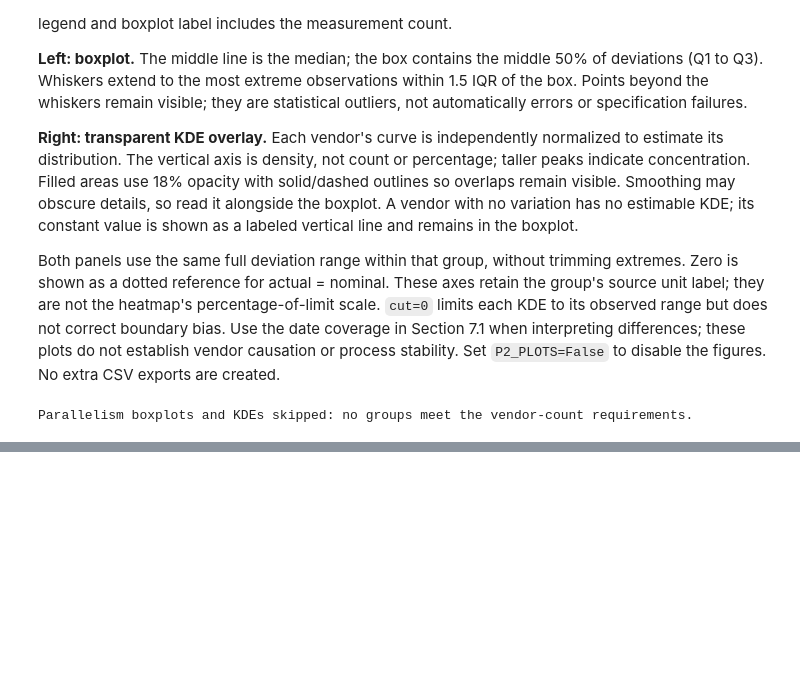
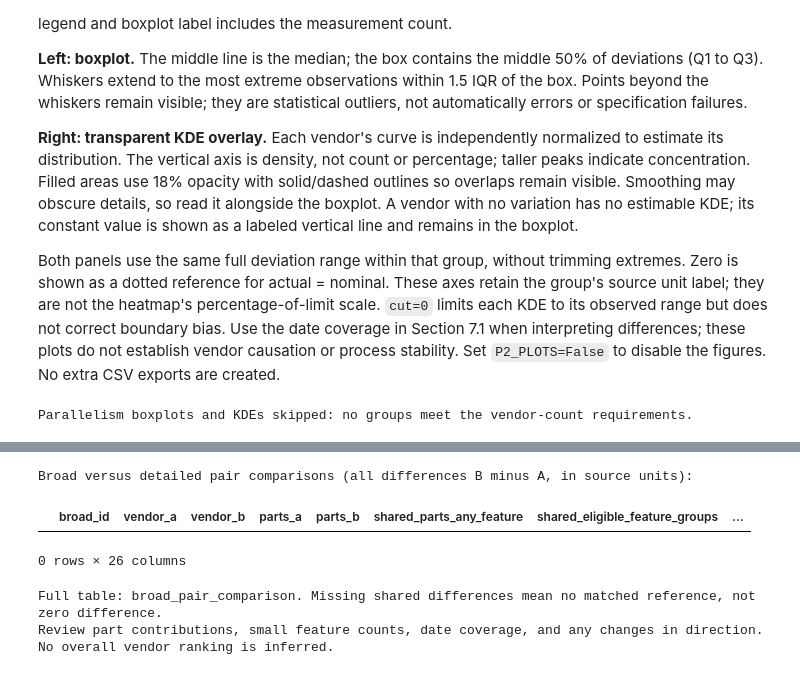
Before and after one commit to testcode851/Scripts, a Jupyter notebook: DSA/manufacturing_initial_eda_all_combinations.ipynb, the cells around one changed output, grey strips where cells are left out. Saved outputs shown, nothing was run; the diff lists cells and outputs as text; code cells hidden in the pictures; blank space fills up the shorter version.

```diff
--- a/DSA/manufacturing_initial_eda_all_combinations.ipynb
+++ b/DSA/manufacturing_initial_eda_all_combinations.ipynb
@@ -1651,0 +1874,61 @@ Parallelism boxplots and KDEs skipped: no groups meet the vendor-count requireme
+# %%
+# 8.4: Use the same sign convention and weighting when comparing against shared details.
+from itertools import combinations
+broad_pair_rows = []
+def broad_direction(value):
+    if pd.isna(value):
+        return "no matched reference"
+    if abs(value) <= 1e-12:
+        return "approximately equal"
+    return "B lower" if value < 0 else "B higher"
+
+for bid, metrics in broad_vendor_metrics.groupby("broad_id", sort=True):
+    metrics = metrics.set_index("vendor_id")
+    balanced = broad_equal_part.loc[broad_equal_part.broad_id.eq(bid)].set_index("vendor_id")
+    features = broad_feature_summary.loc[broad_feature_summary.broad_id.eq(bid)]
+    for a, b in combinations(sorted(metrics.index), 2):
+        fa = features.loc[features.vendor_id.eq(a)].set_index("comparison_id")
+        fb = features.loc[features.vendor_id.eq(b)].set_index("comparison_id")
+        shared = sorted(set(fa.loc[fa.measurements >= MIN_VENDOR_MEASUREMENTS].index)
+                        & set(fb.loc[fb.measurements >= MIN_VENDOR_MEASUREMENTS].index))
+        shared_a = shared_b = np.nan
+        if shared:
+            shared_a = fa.loc[shared].groupby("part_number").median_absolute_deviation_from_nominal.mean().mean()
+            shared_b = fb.loc[shared].groupby("part_number").median_absolute_deviation_from_nominal.mean().mean()
+        pooled = metrics.loc[b, "median_absolute_deviation_from_nominal"] - metrics.loc[a, "median_absolute_deviation_from_nominal"]
+        equal_part = balanced.loc[b, "equal_part_mean_feature_median"] - balanced.loc[a, "equal_part_mean_feature_median"]
+        matched = shared_b - shared_a
+        dates = metrics.loc[[a,b], ["first_date", "last_date"]]
+        overlap = "unknown"
+        if dates.notna().all().all():
+            overlap = "yes" if dates.first_date.max() <= dates.last_date.min() else "no"
+        broad_pair_rows.append(dict(
+            broad_id=bid, vendor_a=a, vendor_b=b,
+            parts_a=int(metrics.loc[a, "parts"]), parts_b=int(metrics.loc[b, "parts"]),
+            shared_parts_any_feature=len(set(fa.part_number) & set(fb.part_number)),
+            shared_eligible_feature_groups=len(shared),
+            shared_eligible_parts=fa.loc[shared].part_number.nunique() if shared else 0,
+            shared_comparison_ids=", ".join(shared),
+            pooled_difference_b_minus_a=pooled, equal_part_difference_b_minus_a=equal_part,
+            shared_reference_a=shared_a, shared_reference_b=shared_b,
+            shared_difference_b_minus_a=matched,
+            pooled_direction=broad_direction(pooled), equal_part_direction=broad_direction(equal_part),
+            shared_direction=broad_direction(matched), observed_date_ranges_overlap=overlap,
+            reference_note="same shared groups, equal features within part then equal parts" if shared else "no direct matched reference"))
+broad_pair_comparison = pd.DataFrame(broad_pair_rows, columns=[
+    "broad_id", "vendor_a", "vendor_b", "parts_a", "parts_b", "shared_parts_any_feature",
+    "shared_eligible_feature_groups", "shared_eligible_parts", "shared_comparison_ids",
+    "pooled_difference_b_minus_a", "equal_part_difference_b_minus_a", "shared_reference_a", "shared_reference_b",
+    "shared_difference_b_minus_a", "pooled_direction", "equal_part_direction", "shared_direction",
+    "observed_date_ranges_overlap", "reference_note"
+]).merge(broad_lookup, on="broad_id", how="left", validate="many_to_one")
+print("Broad versus detailed pair comparisons (all differences B minus A, in source units):")
+display(broad_pair_comparison.head(TABLE_PREVIEW_ROWS))
+print("Full table: broad_pair_comparison. Missing shared differences mean no matched reference, not zero difference.")
+print("Review part contributions, small feature counts, date coverage, and any changes in direction. No overall vendor ranking is inferred.")
+# %% [output]
+Broad versus detailed pair comparisons (all differences B minus A, in source units):
+|  | broad_id | vendor_a | vendor_b | parts_a | parts_b | shared_parts_any_feature | shared_eligible_feature_groups | ... |
+0 rows × 26 columns
+Full table: broad_pair_comparison. Missing shared differences mean no matched reference, not zero difference.
+Review part contributions, small feature counts, date coverage, and any changes in direction. No overall vendor ranking is inferred.
```
Also changed, not shown: parts of 7 cells of this notebook.
